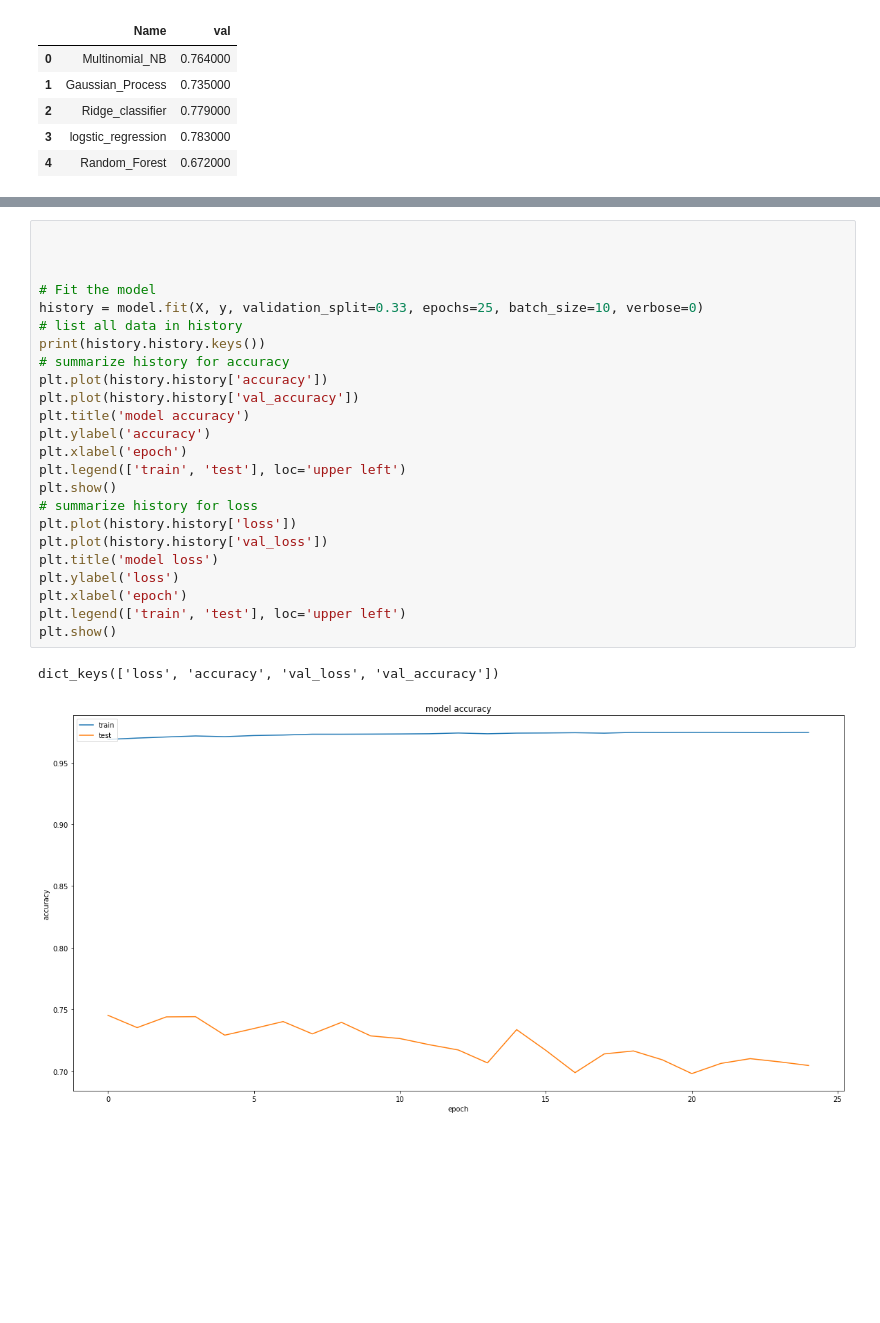
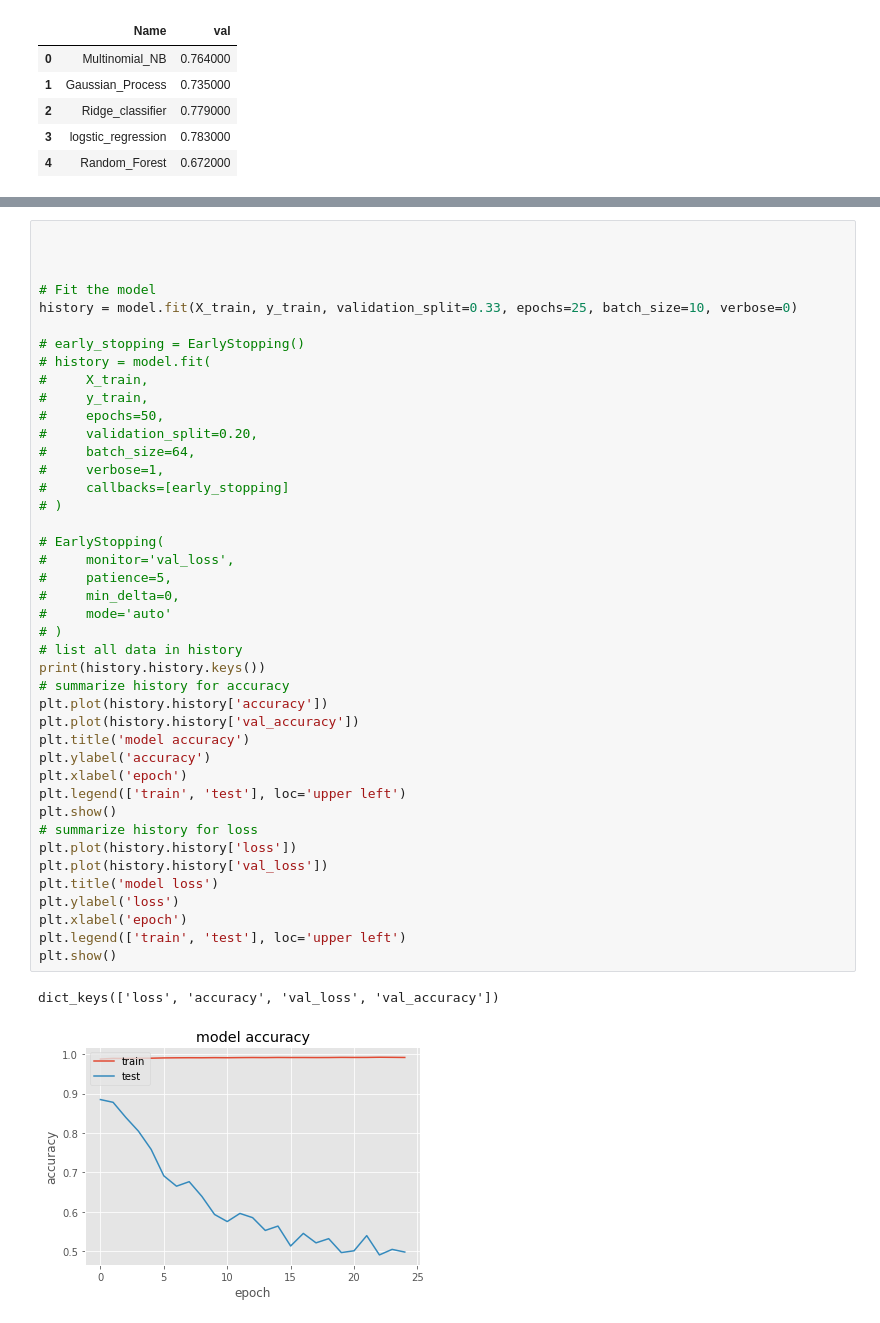
Before and after one commit to marwahfaraj/Arabic-twittes-sentiment-analysis, a Jupyter notebook: capstone2.ipynb, the cells around one changed output, grey strips where cells are left out. Saved outputs shown, nothing was run; the diff lists cells and outputs as text; blank space fills up the shorter version.

```diff
--- a/capstone2.ipynb
+++ b/capstone2.ipynb
@@ -1110,27 +1086,45 @@ Test Accuracy: 78.774291
 # %%
 
 
 
 # Fit the model
-history = model.fit(X, y, validation_split=0.33, epochs=25, batch_size=10, verbose=0)
+history = model.fit(X_train, y_train, validation_split=0.33, epochs=25, batch_size=10, verbose=0)
+
+# early_stopping = EarlyStopping()
+# history = model.fit(
+#     X_train,
+#     y_train,
+#     epochs=50,
+#     validation_split=0.20,
+#     batch_size=64,
+#     verbose=1,
+#     callbacks=[early_stopping]
+# )
+
+# EarlyStopping(
+#     monitor='val_loss',
+#     patience=5,
+#     min_delta=0,
+#     mode='auto'
+# )
 # list all data in history
 print(history.history.keys())
 # summarize history for accuracy
 plt.plot(history.history['accuracy'])
 plt.plot(history.history['val_accuracy'])
 plt.title('model accuracy')
 plt.ylabel('accuracy')
 plt.xlabel('epoch')
 plt.legend(['train', 'test'], loc='upper left')
 plt.show()
 # summarize history for loss
 plt.plot(history.history['loss'])
 plt.plot(history.history['val_loss'])
 plt.title('model loss')
 plt.ylabel('loss')
 plt.xlabel('epoch')
 plt.legend(['train', 'test'], loc='upper left')
 plt.show()
 # %% [output]
 dict_keys(['loss', 'accuracy', 'val_loss', 'val_accuracy'])
-[figure, old version]
+[figure, new version]
```
Also changed, not shown: parts of 81 cells of this notebook, 3 other files.
